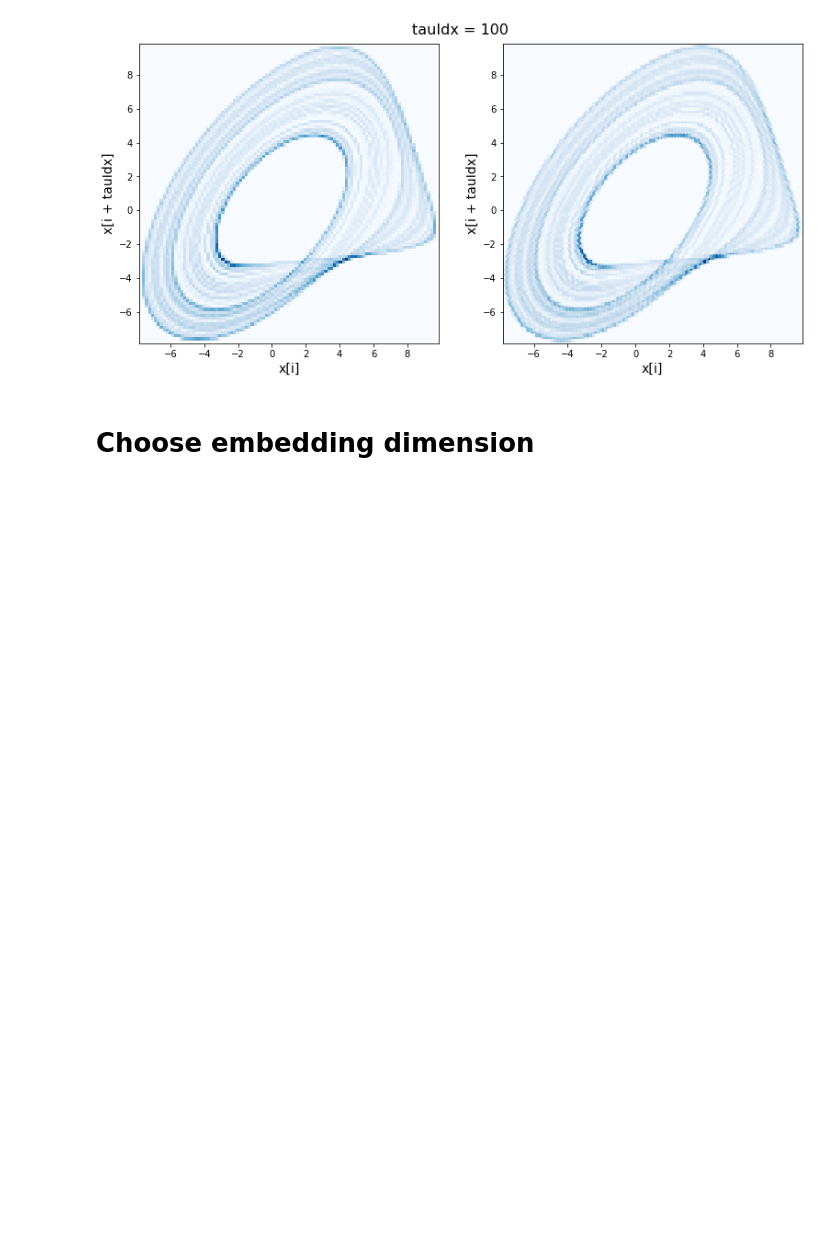
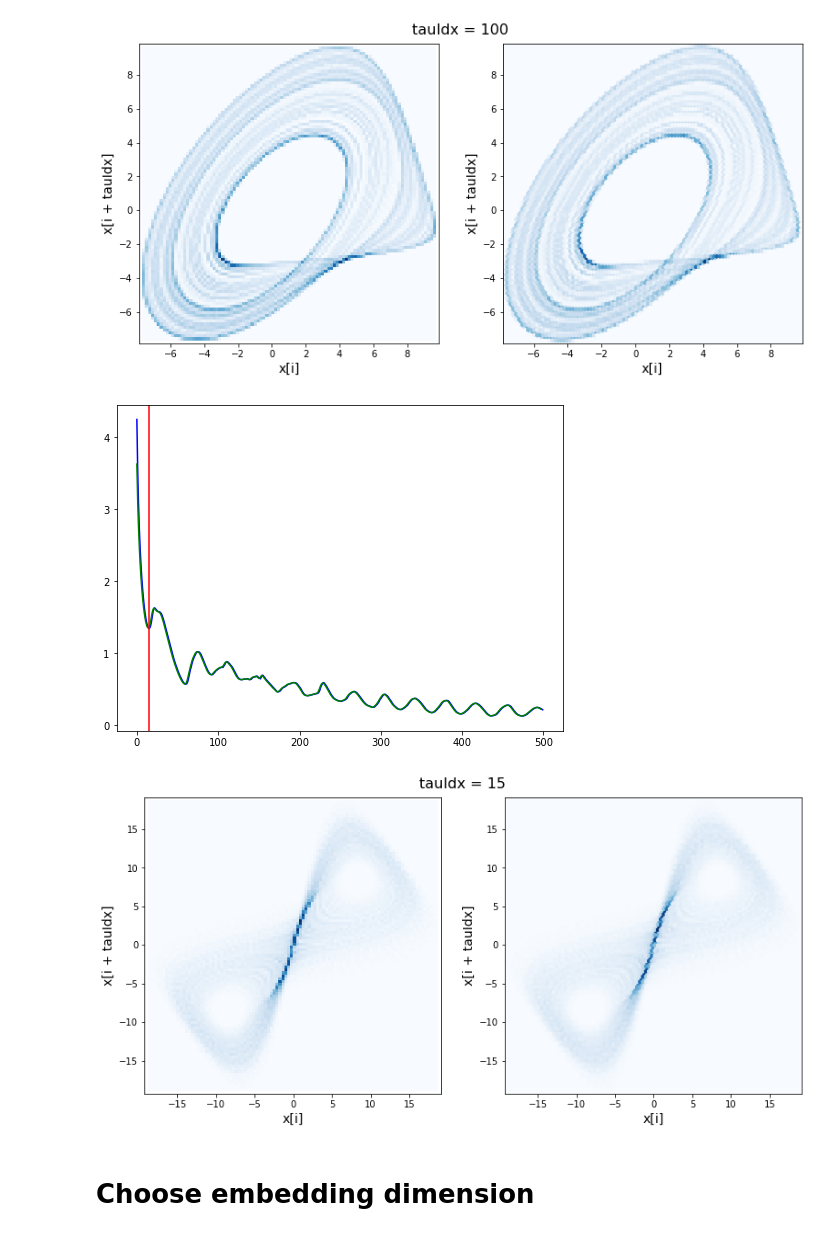
Before and after one commit to esandford/starspot_chaos, a Jupyter notebook: syntheticSignals.ipynb, the cells around one changed output. Saved outputs shown, nothing was run; the diff lists cells and outputs as text; code cells hidden in the pictures; blank space fills up the shorter version.

```diff
--- a/syntheticSignals.ipynb
+++ b/syntheticSignals.ipynb
@@ -380,7 +381,10 @@ ax.set_xlim(-500,-400)
 plt.show()
 sp.bin2D(timeSeries=rossler_r[:,0], tauIdx = np.argmin(MI[0:300]), plotTitle="tauIdx = {0}".format(np.argmin(MI[0:300])))
 # %%
-mutInfo, bestTau = sp.FS86(timeSeries = lorenz_r[:,2], trialDelayIndices = np.arange(500), plot=True)
+mutInfo, bestTau = sp.FS86(timeSeries = lorenz_r[:,0], trialDelayIndices = np.arange(500), plot=True)
+# %% [output]
+[figure, added]
+[figure, added]
 # %% [markdown]
 # Choose embedding dimension
 # %% [markdown]
```
Also changed, not shown: parts of 11 cells of this notebook, 1 other file.
